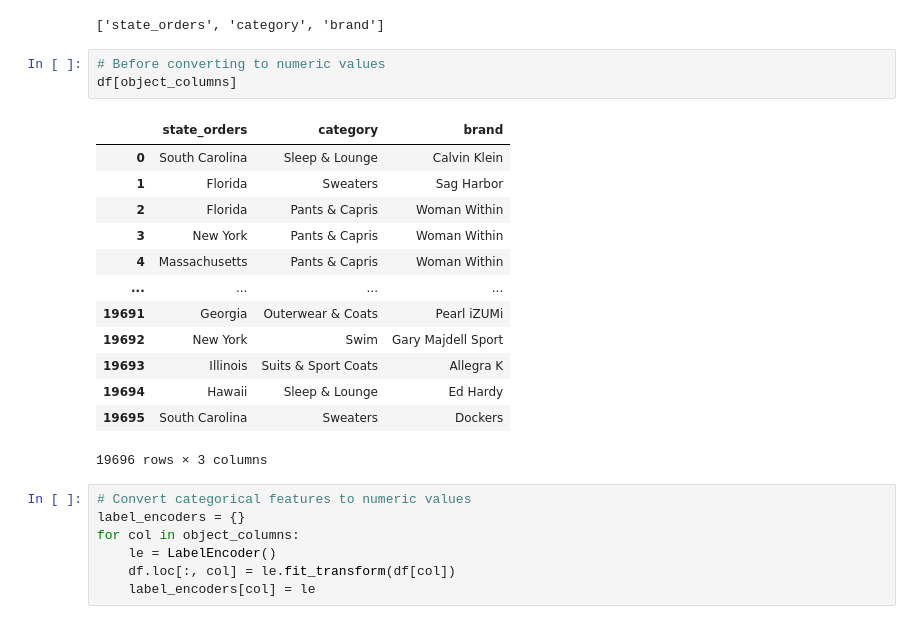
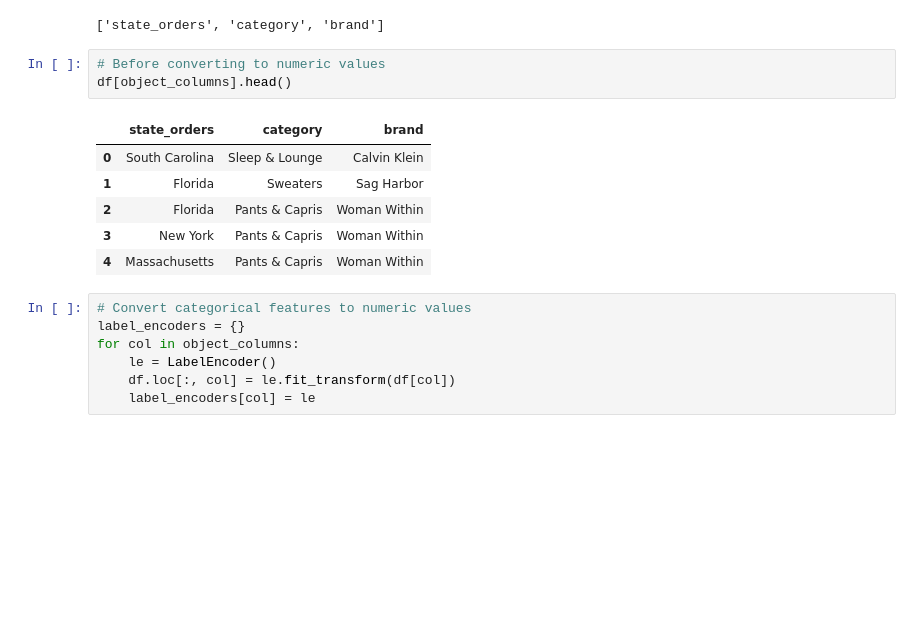
Before and after one commit to ardahk/amex, a Jupyter notebook: prelim_models/amex_dTree_nueralNet_rls.ipynb, the cells around one changed output. Saved outputs shown, nothing was run; the diff lists cells and outputs as text; blank space fills up the shorter version.

```diff
--- a/prelim_models/amex_dTree_nueralNet_rls.ipynb
+++ b/prelim_models/amex_dTree_nueralNet_rls.ipynb
@@ -153,21 +153,14 @@ object_columns
 ['state_orders', 'category', 'brand']
 # %%
 # Before converting to numeric values
-df[object_columns]
+df[object_columns].head()
 # %% [output]
 |  | state_orders | category | brand |
 | 0 | South Carolina | Sleep & Lounge | Calvin Klein |
 | 1 | Florida | Sweaters | Sag Harbor |
 | 2 | Florida | Pants & Capris | Woman Within |
 | 3 | New York | Pants & Capris | Woman Within |
 | 4 | Massachusetts | Pants & Capris | Woman Within |
-| ... | ... | ... | ... |
-| 19691 | Georgia | Outerwear & Coats | Pearl iZUMi |
-| 19692 | New York | Swim | Gary Majdell Sport |
-| 19693 | Illinois | Suits & Sport Coats | Allegra K |
-| 19694 | Hawaii | Sleep & Lounge | Ed Hardy |
-| 19695 | South Carolina | Sweaters | Dockers |
-19696 rows × 3 columns
 # %%
 # Convert categorical features to numeric values
 label_encoders = {}
```
Also changed, not shown: parts of 10 cells of this notebook.
